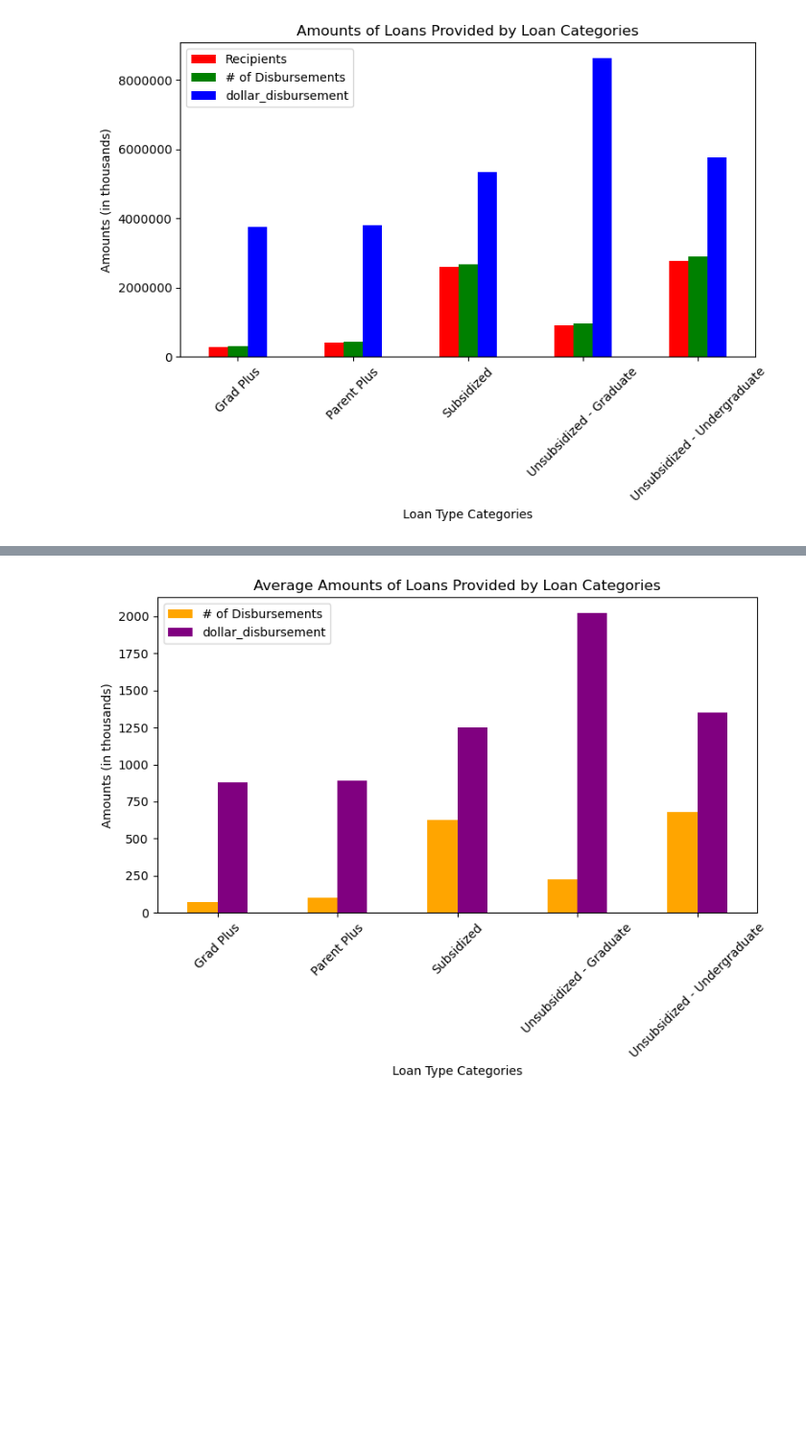
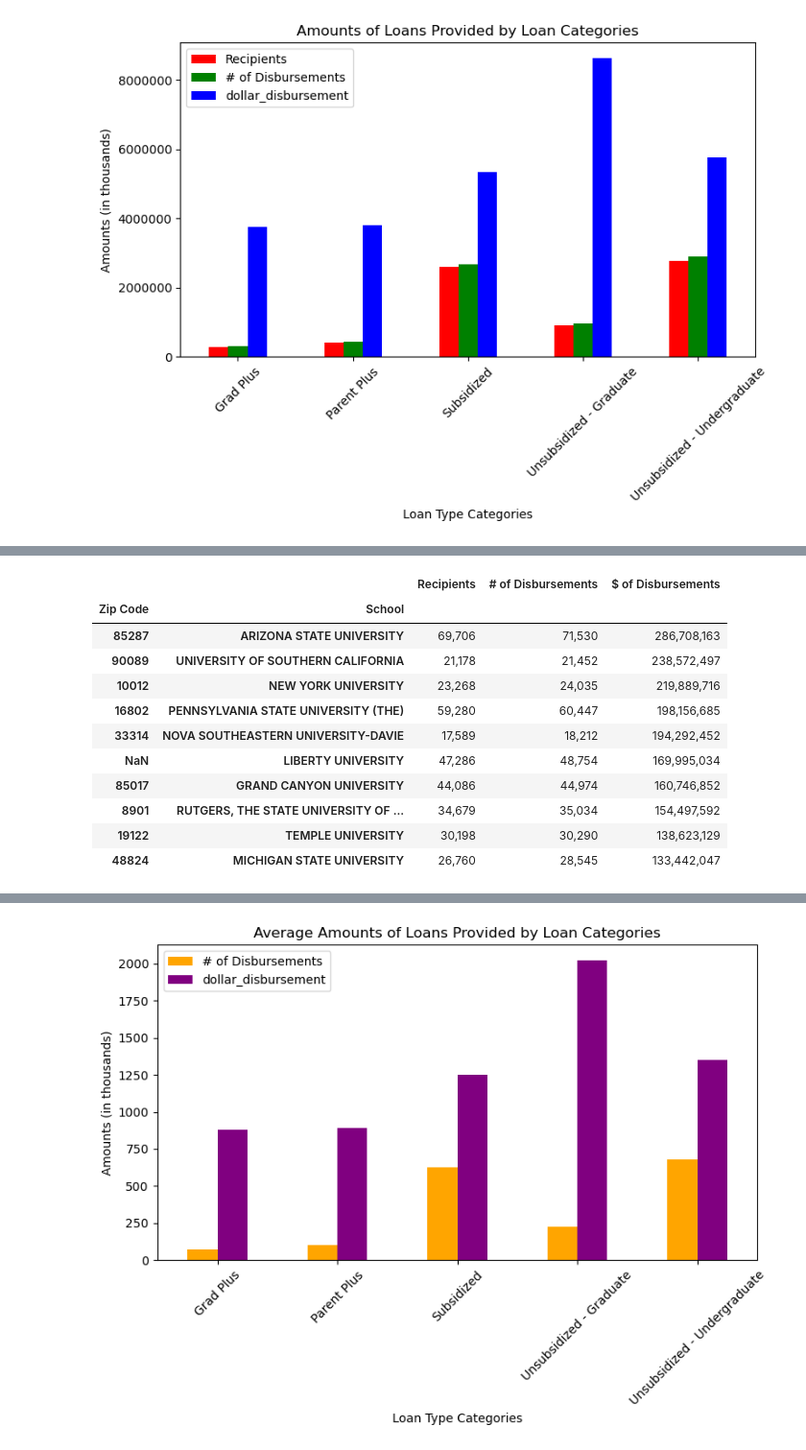
Before and after one commit to wemlaztdj/Demo_p1, a Jupyter notebook: main - MR.ipynb, the cells around one changed output, grey strips where cells are left out. Shown at 96% size. Cells and saved outputs as stored; diff of their text form; code cells hidden in the pictures; blank space fills up the shorter version.

Commit message:
3:54pm changes w/zipcode & school names

```diff
--- a/main - MR.ipynb
+++ b/main - MR.ipynb
@@ -176,0 +222,33 @@ plt.show()
+# %%
+# Top 10 Schools with Zip Codes where students received the most federal loans - LOOKS GOOD!
+school_zipcode = df.groupby(["Zip Code", "School"])["Recipients", "# of Disbursements", "$ of Disbursements"].sum()
+
+school_zipcode_most_disbursement = school_zipcode.sort_values("$ of Disbursements", ascending=False)
+
+# Below is code to format the three columns - IF WANTED!
+
+# def format_with_commas(x):
+#     if isinstance(x, (int, float)):
+#         return "{:,.0f}".format(x)
+#     return x
+
+# school_zipcode_most_disbursement['Recipients'] = school_zipcode_most_disbursement['Recipients'].apply(format_with_commas)
+
+# school_zipcode_most_disbursement['# of Disbursements'] = school_zipcode_most_disbursement['# of Disbursements'].apply(format_with_commas)
+
+# school_zipcode_most_disbursement['$ of Disbursements'] = school_zipcode_most_disbursement['$ of Disbursements'].apply(format_with_commas)
+
+# school_zipcode_most_disbursement.head(10)
+# %% [output]
+|  |  | Recipients | # of Disbursements | $ of Disbursements |
+| Zip Code | School |  |  |  |
+| 85287 | ARIZONA STATE UNIVERSITY | 69,706 | 71,530 | 286,708,163 |
+| 90089 | UNIVERSITY OF SOUTHERN CALIFORNIA | 21,178 | 21,452 | 238,572,497 |
+| 10012 | NEW YORK UNIVERSITY | 23,268 | 24,035 | 219,889,716 |
+| 16802 | PENNSYLVANIA STATE UNIVERSITY (THE) | 59,280 | 60,447 | 198,156,685 |
+| 33314 | NOVA SOUTHEASTERN UNIVERSITY-DAVIE | 17,589 | 18,212 | 194,292,452 |
+| NaN | LIBERTY UNIVERSITY | 47,286 | 48,754 | 169,995,034 |
+| 85017 | GRAND CANYON UNIVERSITY | 44,086 | 44,974 | 160,746,852 |
+| 8901 | RUTGERS, THE STATE UNIVERSITY OF ... | 34,679 | 35,034 | 154,497,592 |
+| 19122 | TEMPLE UNIVERSITY | 30,198 | 30,290 | 138,623,129 |
+| 48824 | MICHIGAN STATE UNIVERSITY | 26,760 | 28,545 | 133,442,047 |
```
Also changed, not shown: parts of 9 cells of this notebook.
